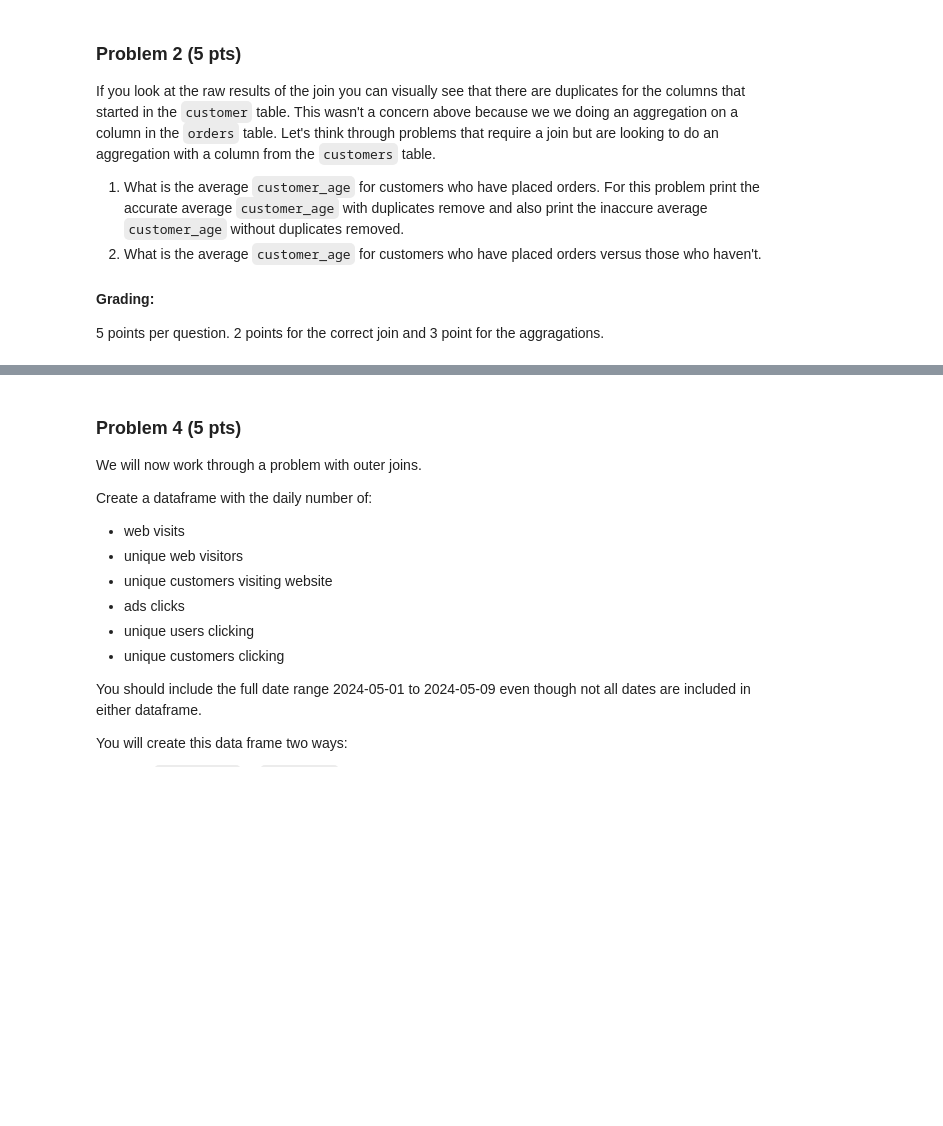
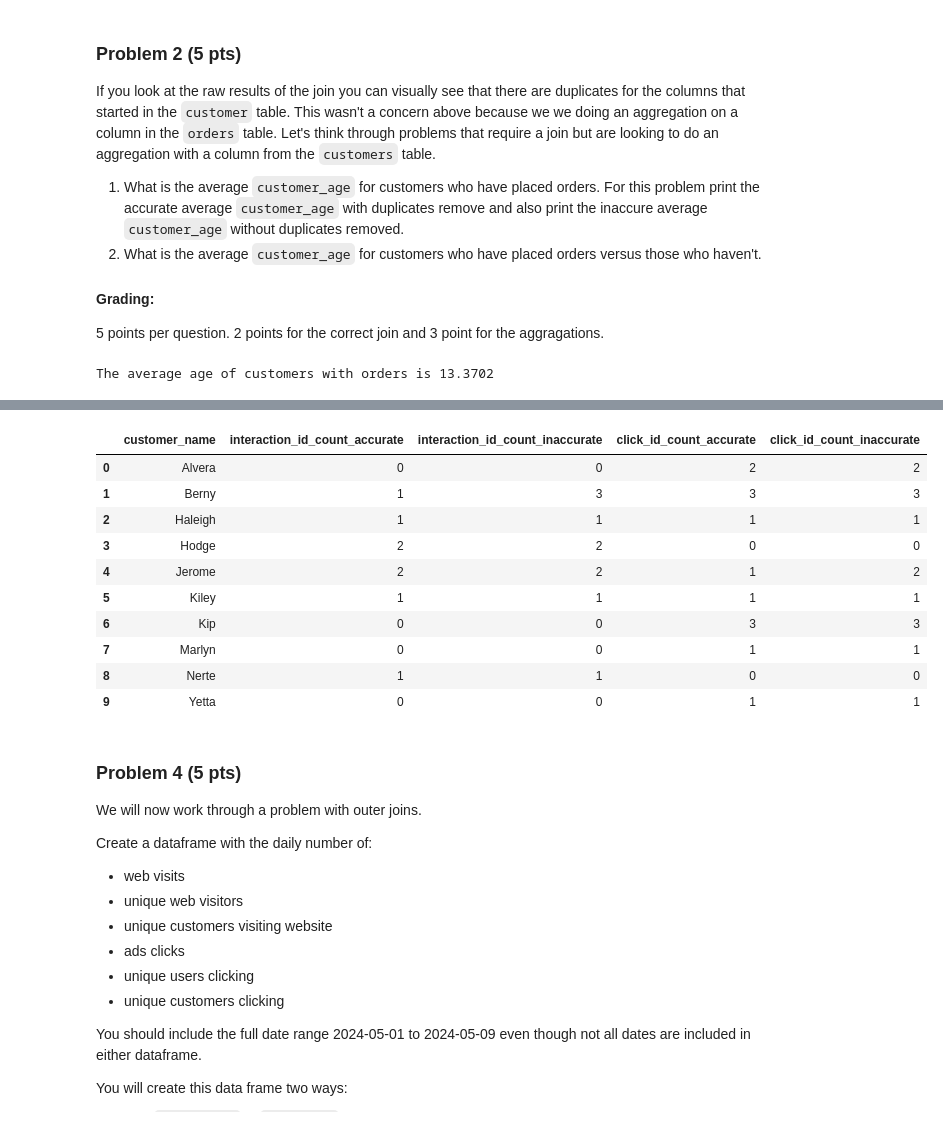
Before and after one commit to oi12bu/AD450, a Jupyter notebook: week_10_agg.ipynb, the cells around one changed output, grey strips where cells are left out. Saved outputs shown, nothing was run; the diff lists cells and outputs as text; code cells hidden in the pictures; blank space fills up the shorter version.

```diff
--- a/week_10_agg.ipynb
+++ b/week_10_agg.ipynb
@@ -120,10 +183,9 @@ customers, orders, web_visits, ad_clicks = generate_week_10_data.create_data()
 #### Grading:
 5 points per question. 2 points for the correct join and 3 point for the aggragations.
 # %%
-customers = pd.merge(customers, orders, on= 'customer_id', how='outer').fillna(0)
-customers[['order_id', 'order_amount']] = customers[['order_id', 'order_amount']].astype(int)
-orders = customers[customers['order_amount'] != 0]
-print(orders.groupby('customer_name')['order_amount'].sum())
-print(customers.groupby('customer_name')['order_amount'].sum())
+all_customers = pd.merge(customers, orders, on= 'customer_id', how='outer').fillna(0)
+customers_w_orders = all_customers[all_customers['order_amount'] != 0]
+print(customers_w_orders.groupby('customer_name')['order_amount'].sum())
+print(f"\n{all_customers.groupby('customer_name')['order_amount'].sum()}")
 # %% [output]
 customer_name
@@ -152,6 +214,12 @@ If you look at the raw results of the join you can visually see that there are d
 
 #### Grading:
 5 points per question. 2 points for the correct join and 3 point for the aggragations.
+# %%
+# print(customers)
+customers_w_orders_w_ages = customers_w_orders.drop_duplicates(subset=['customer_name'], keep='first', inplace=False)
+print(f"The average age of customers with orders is {round(customers_w_orders_w_ages['customer_age'].mean(), 4)}")
+# %% [output]
+The average age of customers with orders is 13.3702
 # %% [markdown]
 ### Problem 3
 
@@ -167,6 +235,26 @@ For this problem I want you to start with the `customers_visits_clicks_raw` tabl
 # %%
 # Start with this dataset
 customers_visits_clicks_raw = customers.merge(web_visits, on="customer_id", how="left").merge(ad_clicks, on="customer_id", how="left")
+visits_clicks_clean = customers_visits_clicks_raw.groupby(['customer_name']).agg(
+    interaction_id_count_accurate=('interaction_id', 'nunique'),
+    interaction_id_count_inaccurate=('interaction_id', 'count'),
+    click_id_count_accurate=('click_id', 'nunique'),
+    click_id_count_inaccurate=('click_id', 'count')
+)
+visits_clicks_clean = visits_clicks_clean.reset_index()
+visits_clicks_clean
+# %% [output]
+|  | customer_name | interaction_id_count_accurate | interaction_id_count_inaccurate | click_id_count_accurate | click_id_count_inaccurate |
+| 0 | Alvera | 0 | 0 | 2 | 2 |
+| 1 | Berny | 1 | 3 | 3 | 3 |
+| 2 | Haleigh | 1 | 1 | 1 | 1 |
+| 3 | Hodge | 2 | 2 | 0 | 0 |
+| 4 | Jerome | 2 | 2 | 1 | 2 |
+| 5 | Kiley | 1 | 1 | 1 | 1 |
+| 6 | Kip | 0 | 0 | 3 | 3 |
+| 7 | Marlyn | 0 | 0 | 1 | 1 |
+| 8 | Nerte | 1 | 1 | 0 | 0 |
+| 9 | Yetta | 0 | 0 | 1 | 1 |
 # %% [markdown]
 ### Problem 4 (5 pts)
 
```
Also changed, not shown: parts of 2 cells of this notebook, 1 other file.
